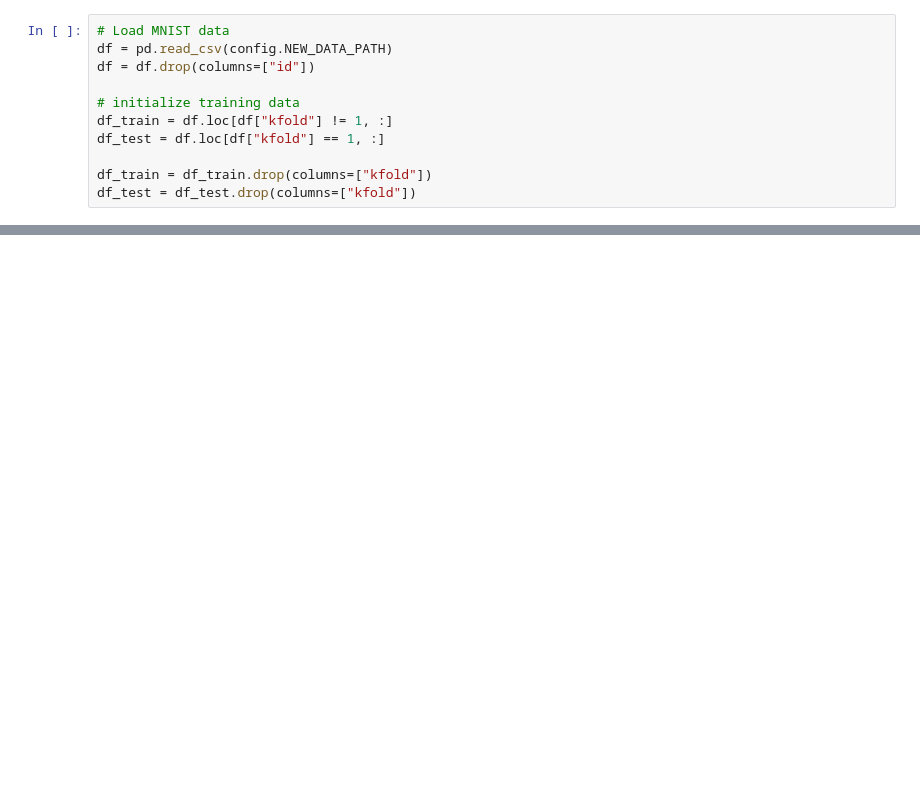
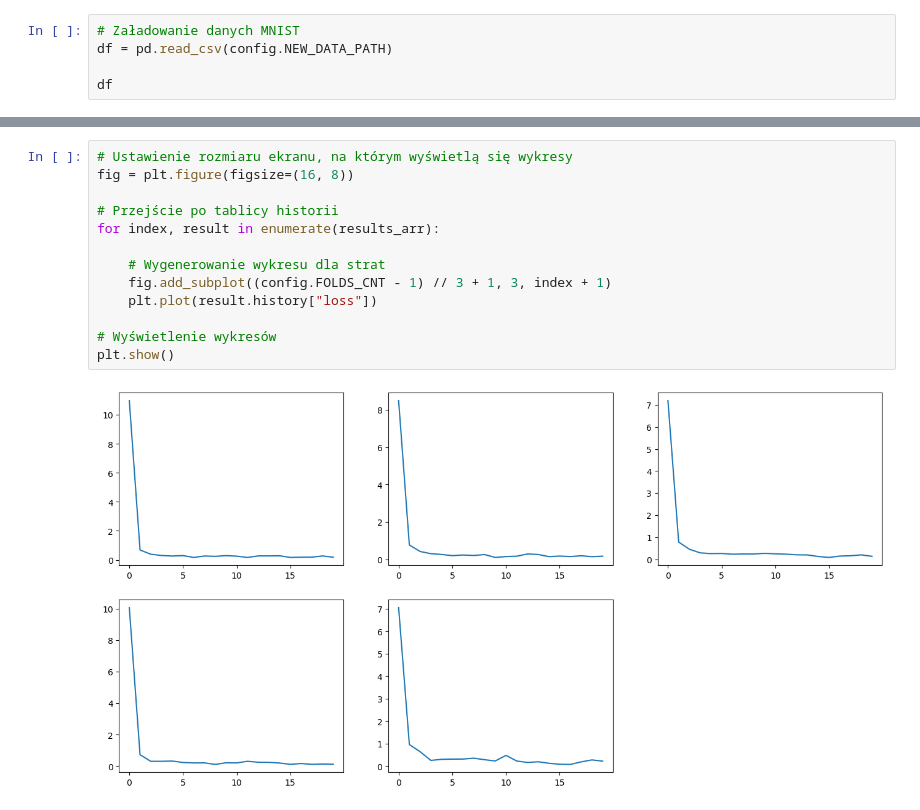
Before and after one commit to wikolego/wikolego-repository, a Jupyter notebook: ai-path/ml-next-step/presentation/tensorflow_nn.ipynb, the cells around one changed output, grey strips where cells are left out. Saved outputs shown, nothing was run; the diff lists cells and outputs as text; blank space fills up the shorter version.

```diff
--- a/ai-path/ml-next-step/presentation/tensorflow_nn.ipynb
+++ b/ai-path/ml-next-step/presentation/tensorflow_nn.ipynb
@@ -15,11 +25,5 @@ print(tf.__version__)
 # %%
-# Load MNIST data
+# Załadowanie danych MNIST
 df = pd.read_csv(config.NEW_DATA_PATH)
-df = df.drop(columns=["id"])
 
-# initialize training data
-df_train = df.loc[df["kfold"] != 1, :]
-df_test = df.loc[df["kfold"] == 1, :]
-
-df_train = df_train.drop(columns=["kfold"])
-df_test = df_test.drop(columns=["kfold"])
+df
@@ -82,0 +135,15 @@ plt.show()
+# %%
+# Ustawienie rozmiaru ekranu, na którym wyświetlą się wykresy
+fig = plt.figure(figsize=(16, 8))
+
+# Przejście po tablicy historii
+for index, result in enumerate(results_arr):
+
+    # Wygenerowanie wykresu dla strat
+    fig.add_subplot((config.FOLDS_CNT - 1) // 3 + 1, 3, index + 1)
+    plt.plot(result.history["loss"])
+
+# Wyświetlenie wykresów
+plt.show()
+# %% [output]
+[figure, added]
```
Also changed, not shown: parts of 13 cells of this notebook, 4 other files.
